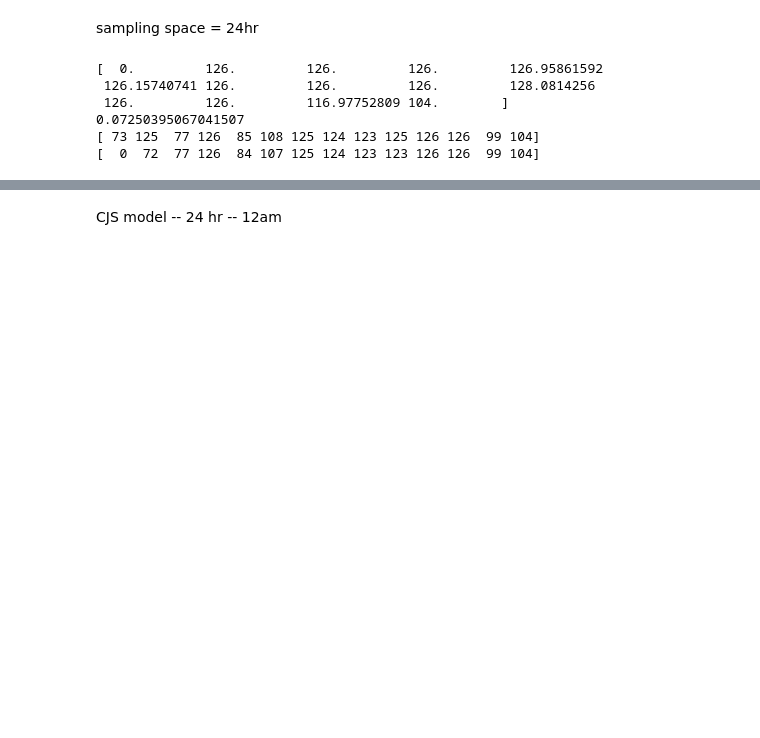
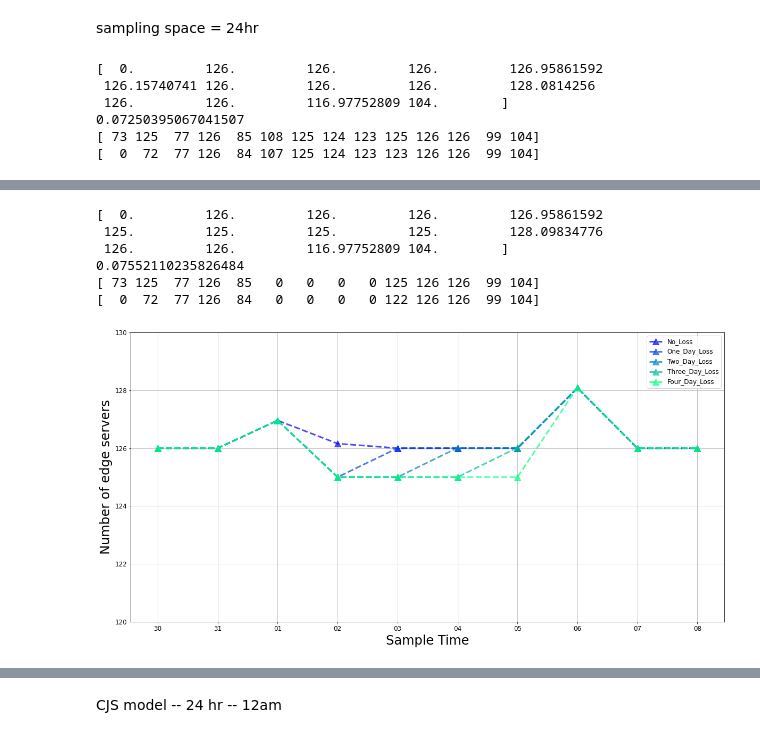
Before and after one commit to jill880829/CJS-Server-Size-Estimation, a Jupyter notebook: CJS-us.ipynb, the cells around one changed output, grey strips where cells are left out. Saved outputs shown, nothing was run; the diff lists cells and outputs as text; code cells hidden in the pictures; blank space fills up the shorter version.

```diff
--- a/CJS-us.ipynb
+++ b/CJS-us.ipynb
@@ -221,8 +261,8 @@ m_t, u_t, n_t = np.zeros((len(date),), dtype = int), np.zeros((len(date),), dtyp
 # %%
 record_server_table = []
 for j, d in enumerate(date):
-    if j == 8:
-        get_server_ip_sampling(0.02, d, "12:00:00", "13:00:00", j, 'west-us')
+    if j == 5 or j == 6:
+        get_server_ip_sampling(1, d, "12:00:00", "13:00:00", j, 'west-us')
     else:
         get_server_ip_sampling(0, d, "12:00:00", "13:00:00", j, 'west-us')
 
@@ -239,9 +279,9 @@ for d in range(len(date)):
 alpha_t = (m_t+1)/(n_t+1)
 M_t = ((n_t+1)*Z_t/(R_t+1))+m_t
 N_t = M_t/alpha_t
-estimate_N_24hr_12pm_1hr_2percent = N_t
-print(estimate_N_24hr_12pm_1hr_2percent)
-print(np.mean(np.abs((estimate_N_24hr_12pm_1hr_2percent[2:-2]-BS_24hr_12am[2:-2])/BS_24hr_12am[2:-2])))
+estimate_N_24hr_12pm_1hr_2days = N_t
+print(estimate_N_24hr_12pm_1hr_2days)
+print(np.mean(np.abs((estimate_N_24hr_12pm_1hr_2days[2:-2]-BS_24hr_12am_us_1day[2:-2])/BS_24hr_12am_us_1day[2:-2])))
 print(CNt)
 print(CMt)
 # %% [output]
@@ -258,8 +298,8 @@ m_t, u_t, n_t = np.zeros((len(date),), dtype = int), np.zeros((len(date),), dtyp
 # %%
 record_server_table = []
 for j, d in enumerate(date):
-    if j == 8:
-        get_server_ip_sampling(0.05, d, "12:00:00", "13:00:00", j, 'west-us')
+    if j == 5 or j == 6 or j == 7:
+        get_server_ip_sampling(1, d, "12:00:00", "13:00:00", j, 'west-us')
     else:
         get_server_ip_sampling(0, d, "12:00:00", "13:00:00", j, 'west-us')
 
@@ -276,9 +316,9 @@ for d in range(len(date)):
 alpha_t = (m_t+1)/(n_t+1)
 M_t = ((n_t+1)*Z_t/(R_t+1))+m_t
 N_t = M_t/alpha_t
-estimate_N_24hr_12pm_1hr_5percent = N_t
-print(estimate_N_24hr_12pm_1hr_5percent)
-print(np.mean(np.abs((estimate_N_24hr_12pm_1hr_5percent[2:-2]-BS_24hr_12am[2:-2])/BS_24hr_12am[2:-2])))
+estimate_N_24hr_12pm_1hr_3days = N_t
+print(estimate_N_24hr_12pm_1hr_3days)
+print(np.mean(np.abs((estimate_N_24hr_12pm_1hr_3days[2:-2]-BS_24hr_12am_us_1day[2:-2])/BS_24hr_12am_us_1day[2:-2])))
 print(CNt)
 print(CMt)
 # %% [output]
@@ -1411,0 +335,33 @@ print(m_t)
+# %%
+record_server_table = []
+for j, d in enumerate(date):
+    if j == 5 or j == 6 or j == 7 or j == 8:
+        get_server_ip_sampling(1, d, "12:00:00", "13:00:00", j, 'west-us')
+    else:
+        get_server_ip_sampling(0, d, "12:00:00", "13:00:00", j, 'west-us')
+
+
+CNt = n_t
+CMt = m_t
+R_t, Z_t = np.zeros((len(date),), dtype = int), np.zeros((len(date),), dtype = int)
+for d, _ in enumerate(date):
+    R_t[d] = np.sum(last_capture_table[(d+1):len(date), d])
+
+for d in range(len(date)):
+    Z_t[d] = np.sum(last_capture_table[(d+1):len(date), :d])
+
+alpha_t = (m_t+1)/(n_t+1)
+M_t = ((n_t+1)*Z_t/(R_t+1))+m_t
+N_t = M_t/alpha_t
+estimate_N_24hr_12pm_1hr_4days = N_t
+print(estimate_N_24hr_12pm_1hr_4days)
+print(np.mean(np.abs((estimate_N_24hr_12pm_1hr_4days[2:-2]-BS_24hr_12am_us_1day[2:-2])/BS_24hr_12am_us_1day[2:-2])))
+print(CNt)
+print(CMt)
+# %% [output]
+[  0.         126.         126.         126.         126.95861592
+ 125.         125.         125.         125.         128.09834776
+ 126.         126.         116.97752809 104.        ]
+0.07552110235826484
+[ 73 125  77 126  85   0   0   0   0 125 126 126  99 104]
+[  0  72  77 126  84   0   0   0   0 122 126 126  99 104]
@@ -1411,0 +374,27 @@ print(m_t)
+# %%
+#CJS 24hr
+fig, ax = plt.subplots(figsize=(20, 10))
+x_axis = ['30', '31', '01', '02', '03', '04', '05', '06', '07', '08']
+color_idx = np.linspace(0, 1, 5)
+ax.set_xlabel('Sample Time', fontsize=24)
+ax.set_ylabel('Number of edge servers', fontsize=24)
+ax.set_ylim(bottom = 120, top = 130)
+# plt.plot(x_axis, BS_24hr_12am[2:-2], "o--", markersize=12, linewidth=3, color=plt.cm.winter(color_idx[0]), label='BS_24hr_12am', alpha=0.7)
+
+
+plt.plot(x_axis, estimate_N_24hr_12pm_1hr[2:-2], "^--", markersize=12, linewidth=3, color=plt.cm.winter(color_idx[0]), label='No_Loss', alpha=0.7)
+plt.plot(x_axis, estimate_N_24hr_12pm_1hr_1day[2:-2], "^--", markersize=12, linewidth=3, color=plt.cm.winter(color_idx[1]), label='One_Day_Loss', alpha=0.7)
+plt.plot(x_axis, estimate_N_24hr_12pm_1hr_2days[2:-2], "^--", markersize=12, linewidth=3, color=plt.cm.winter(color_idx[2]), label='Two_Day_Loss', alpha=0.7)
+plt.plot(x_axis, estimate_N_24hr_12pm_1hr_3days[2:-2], "^--", markersize=12, linewidth=3, color=plt.cm.winter(color_idx[3]), label='Three_Day_Loss', alpha=0.7)
+plt.plot(x_axis, estimate_N_24hr_12pm_1hr_4days[2:-2], "^--", markersize=12, linewidth=3, color=plt.cm.winter(color_idx[4]), label='Four_Day_Loss', alpha=0.7)
+
+
+ax.grid()
+leg = ax.legend(fontsize=12)
+# leg.set_title('Sampling Duration',prop={'size':20})
+
+ax.tick_params(axis='both', which='major', labelsize=12)
+
+plt.show()
+# %% [output]
+[figure, added]
```
Also changed, not shown: parts of 294 cells of this notebook.
